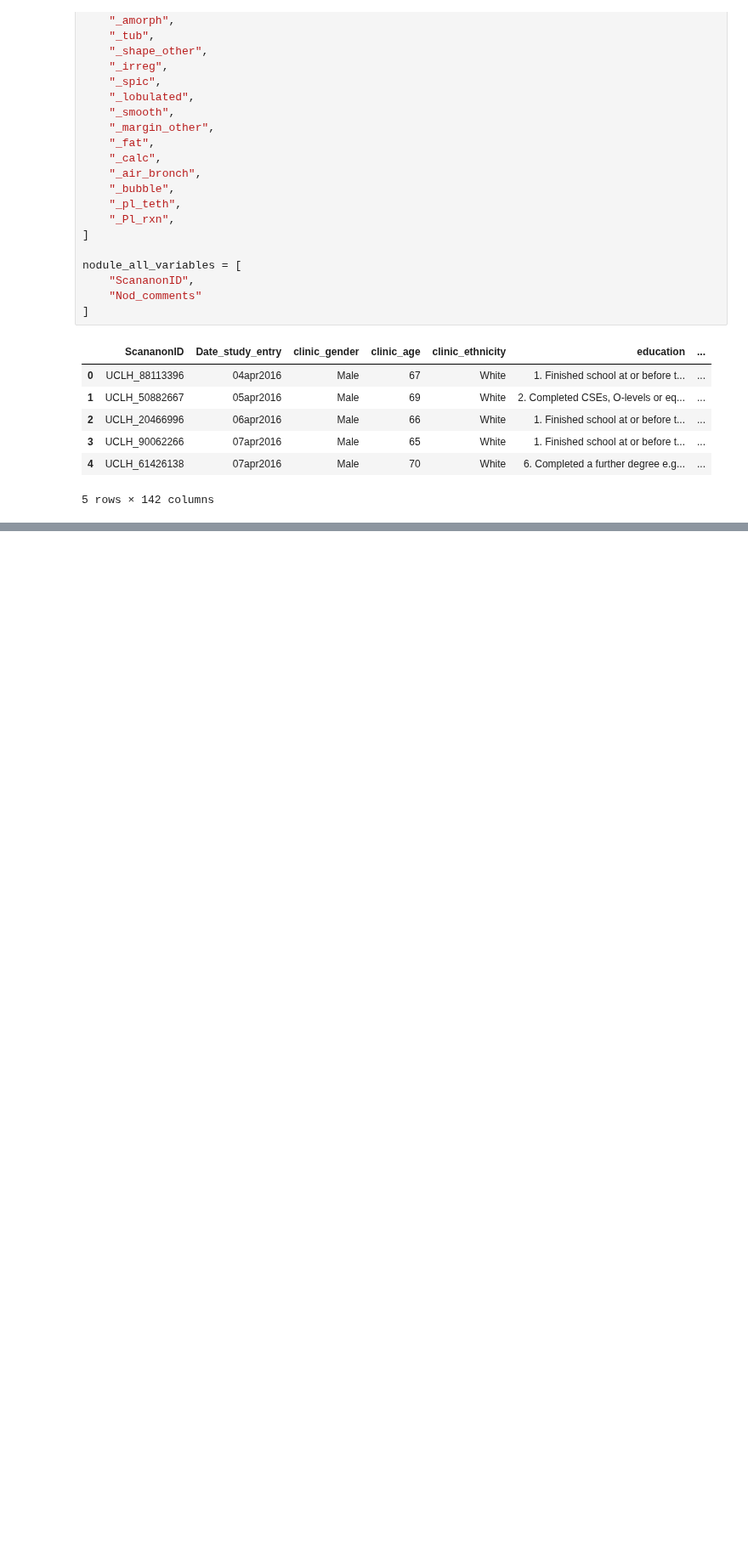
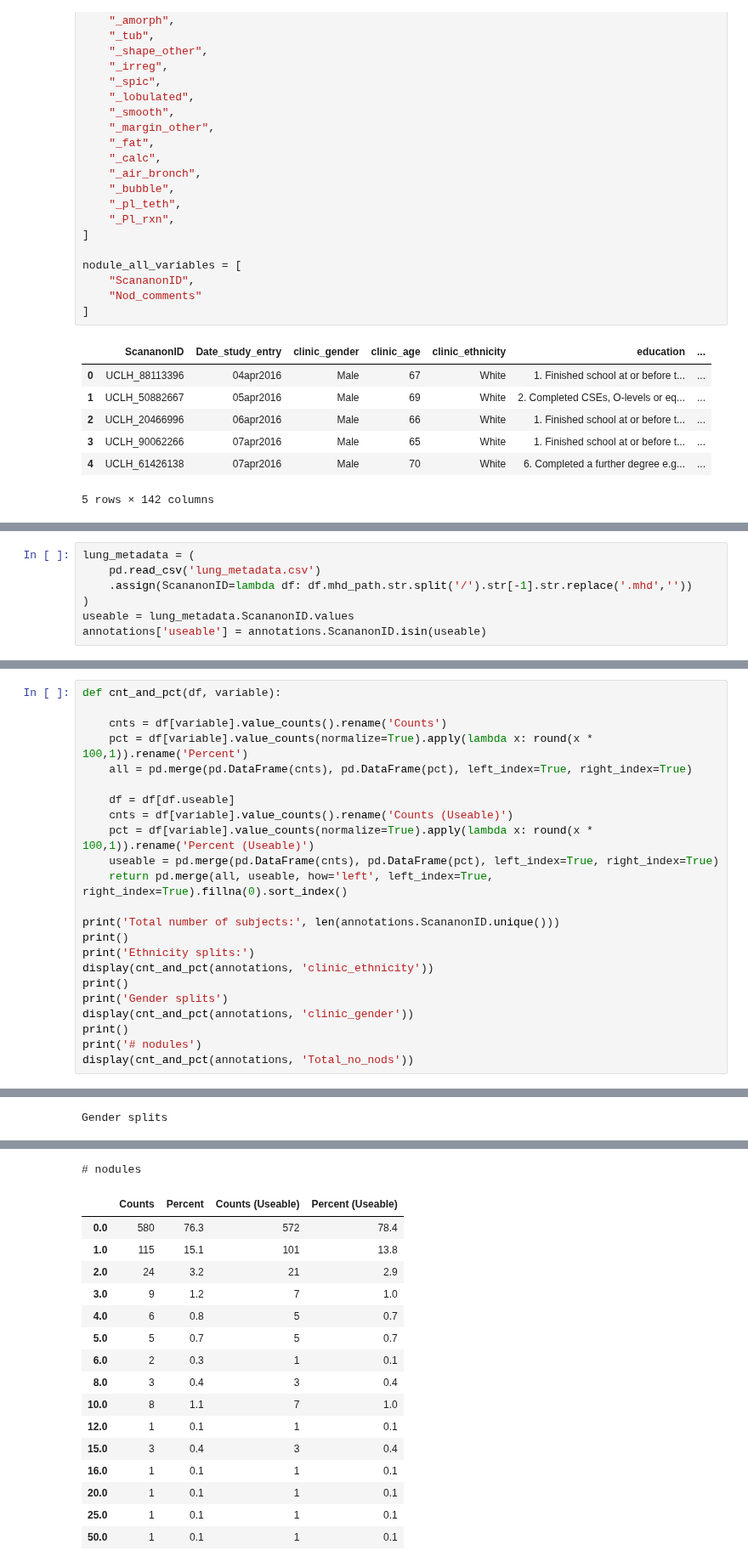
Before and after one commit to johnmccabe44/fairness-in-nodule-detection, a Jupyter notebook: data/lsut/analysis.ipynb, the cells around one changed output, grey strips where cells are left out. Shown at 85% size. Saved outputs shown, nothing was run; the diff lists cells and outputs as text; blank space fills up the shorter version.

```diff
--- a/data/lsut/analysis.ipynb
+++ b/data/lsut/analysis.ipynb
@@ -187,0 +128,7 @@ mhd_metadata
+# %%
+lung_metadata = (
+    pd.read_csv('lung_metadata.csv')
+    .assign(ScananonID=lambda df: df.mhd_path.str.split('/').str[-1].str.replace('.mhd',''))
+)
+useable = lung_metadata.ScananonID.values
+annotations['useable'] = annotations.ScananonID.isin(useable)
@@ -187,0 +139,24 @@ mhd_metadata
+# %%
+def cnt_and_pct(df, variable):
+
+    cnts = df[variable].value_counts().rename('Counts')
+    pct = df[variable].value_counts(normalize=True).apply(lambda x: round(x * 100,1)).rename('Percent')
+    all = pd.merge(pd.DataFrame(cnts), pd.DataFrame(pct), left_index=True, right_index=True)
+
+    df = df[df.useable]
+    cnts = df[variable].value_counts().rename('Counts (Useable)')
+    pct = df[variable].value_counts(normalize=True).apply(lambda x: round(x * 100,1)).rename('Percent (Useable)')
+    useable = pd.merge(pd.DataFrame(cnts), pd.DataFrame(pct), left_index=True, right_index=True)
+    return pd.merge(all, useable, how='left', left_index=True, right_index=True).fillna(0).sort_index()
+
+print('Total number of subjects:', len(annotations.ScananonID.unique()))
+print()
+print('Ethnicity splits:')
+display(cnt_and_pct(annotations, 'clinic_ethnicity'))
+print()
+print('Gender splits')
+display(cnt_and_pct(annotations, 'clinic_gender'))
+print()
+print('# nodules')
+display(cnt_and_pct(annotations, 'Total_no_nods'))
+# %% [output]
@@ -187,0 +173 @@ mhd_metadata
+Gender splits
@@ -187,0 +177,17 @@ mhd_metadata
+# nodules
+|  | Counts | Percent | Counts (Useable) | Percent (Useable) |
+| 0.0 | 580 | 76.3 | 572 | 78.4 |
+| 1.0 | 115 | 15.1 | 101 | 13.8 |
+| 2.0 | 24 | 3.2 | 21 | 2.9 |
+| 3.0 | 9 | 1.2 | 7 | 1.0 |
+| 4.0 | 6 | 0.8 | 5 | 0.7 |
+| 5.0 | 5 | 0.7 | 5 | 0.7 |
+| 6.0 | 2 | 0.3 | 1 | 0.1 |
+| 8.0 | 3 | 0.4 | 3 | 0.4 |
+| 10.0 | 8 | 1.1 | 7 | 1.0 |
+| 12.0 | 1 | 0.1 | 1 | 0.1 |
+| 15.0 | 3 | 0.4 | 3 | 0.4 |
+| 16.0 | 1 | 0.1 | 1 | 0.1 |
+| 20.0 | 1 | 0.1 | 1 | 0.1 |
+| 25.0 | 1 | 0.1 | 1 | 0.1 |
+| 50.0 | 1 | 0.1 | 1 | 0.1 |
```
Also changed, not shown: parts of 11 cells of this notebook, 1 other file.
